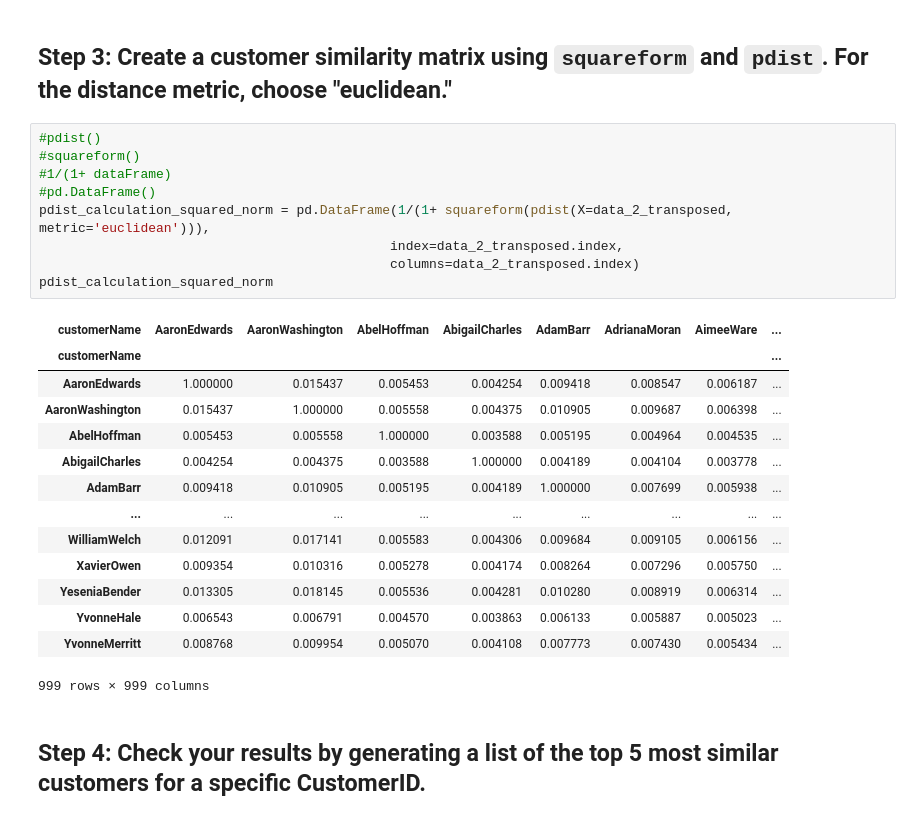
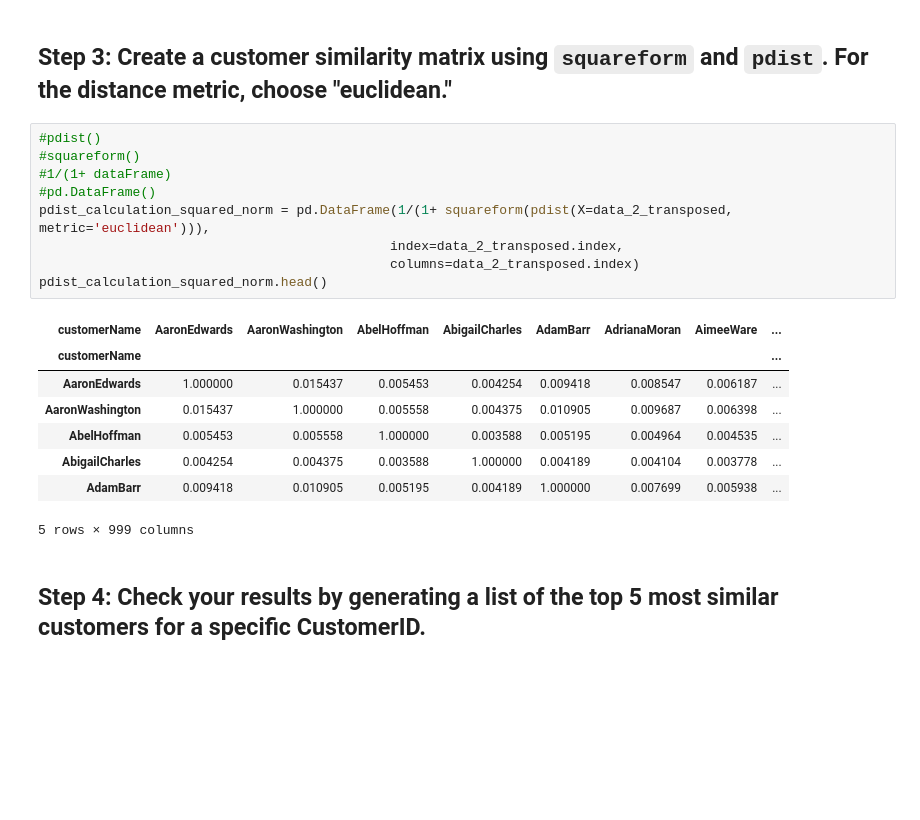
Before and after one commit to alvaro-saez/dataptmad1121_labs, a Jupyter notebook: extra-work/m2/lab-intro-recommender-systems/your-code/[lab-intro-recommender-systems] Alvaro Saez.ipynb, the cells around one changed output. Saved outputs shown, nothing was run; the diff lists cells and outputs as text; blank space fills up the shorter version.

```diff
--- a/extra-work/m2/lab-intro-recommender-systems/your-code/[lab-intro-recommender-systems] Alvaro Saez.ipynb
+++ b/extra-work/m2/lab-intro-recommender-systems/your-code/[lab-intro-recommender-systems] Alvaro Saez.ipynb
@@ -85,27 +65,21 @@ data_2_transposed
 # %%
 #pdist()
 #squareform()
 #1/(1+ dataFrame)
 #pd.DataFrame()
 pdist_calculation_squared_norm = pd.DataFrame(1/(1+ squareform(pdist(X=data_2_transposed, metric='euclidean'))),
                                              index=data_2_transposed.index,
                                              columns=data_2_transposed.index)
-pdist_calculation_squared_norm
+pdist_calculation_squared_norm.head()
 # %% [output]
 | customerName | AaronEdwards | AaronWashington | AbelHoffman | AbigailCharles | AdamBarr | AdrianaMoran | AimeeWare | ... |
 | customerName |  |  |  |  |  |  |  | ... |
 | AaronEdwards | 1.000000 | 0.015437 | 0.005453 | 0.004254 | 0.009418 | 0.008547 | 0.006187 | ... |
 | AaronWashington | 0.015437 | 1.000000 | 0.005558 | 0.004375 | 0.010905 | 0.009687 | 0.006398 | ... |
 | AbelHoffman | 0.005453 | 0.005558 | 1.000000 | 0.003588 | 0.005195 | 0.004964 | 0.004535 | ... |
 | AbigailCharles | 0.004254 | 0.004375 | 0.003588 | 1.000000 | 0.004189 | 0.004104 | 0.003778 | ... |
 | AdamBarr | 0.009418 | 0.010905 | 0.005195 | 0.004189 | 1.000000 | 0.007699 | 0.005938 | ... |
-| ... | ... | ... | ... | ... | ... | ... | ... | ... |
-| WilliamWelch | 0.012091 | 0.017141 | 0.005583 | 0.004306 | 0.009684 | 0.009105 | 0.006156 | ... |
-| XavierOwen | 0.009354 | 0.010316 | 0.005278 | 0.004174 | 0.008264 | 0.007296 | 0.005750 | ... |
-| YeseniaBender | 0.013305 | 0.018145 | 0.005536 | 0.004281 | 0.010280 | 0.008919 | 0.006314 | ... |
-| YvonneHale | 0.006543 | 0.006791 | 0.004570 | 0.003863 | 0.006133 | 0.005887 | 0.005023 | ... |
-| YvonneMerritt | 0.008768 | 0.009954 | 0.005070 | 0.004108 | 0.007773 | 0.007430 | 0.005434 | ... |
-999 rows × 999 columns
+5 rows × 999 columns
 # %% [markdown]
 ## Step 4: Check your results by generating a list of the top 5 most similar customers for a specific CustomerID.
 # %%
```
Also changed, not shown: parts of 14 cells of this notebook.
